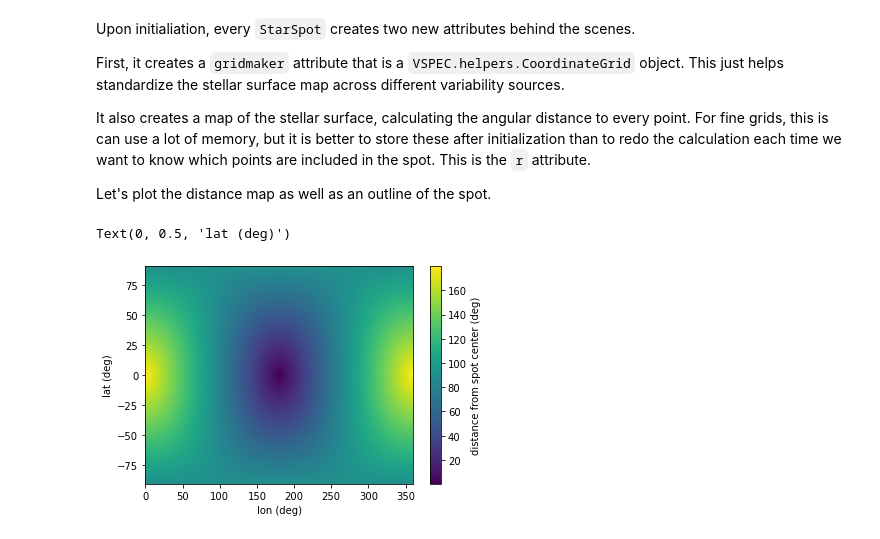
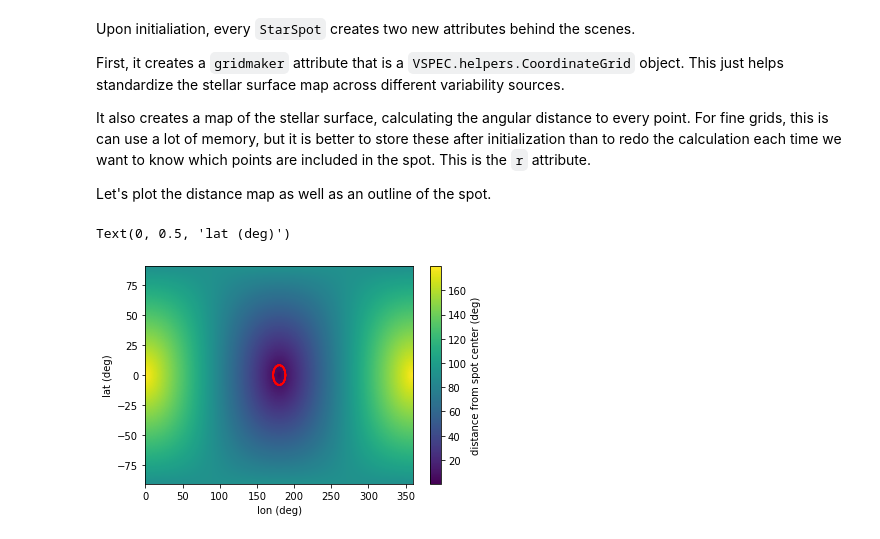
Before and after one commit to VSPEC-collab/VSPEC, a Jupyter notebook: docs/tutorials/spots/spots.ipynb, the cells around one changed output. Saved outputs shown, nothing was run; the diff lists cells and outputs as text; code cells hidden in the pictures.

```diff
--- a/docs/tutorials/spots/spots.ipynb
+++ b/docs/tutorials/spots/spots.ipynb
@@ -43,12 +43,12 @@ Let's plot the distance map as well as an outline of the spot.
 # %%
 lat,lon = spot.gridmaker.oned()
 plt.pcolormesh(lon.value,lat.value,VSPEC.helpers.to_float(spot.r,u.deg).T)
 plt.colorbar(label='distance from spot center (deg)')
 r_star = 0.14*u.R_sun
 rad = spot.angular_radius(r_star)
-plt.contour(lon.value,lat.value,spot.r.T < rad)
+plt.contour(lon.value,lat.value,spot.r.T < rad,colors='r')
 plt.xlabel('lon (deg)')
 plt.ylabel('lat (deg)')
 # %% [output]
 Text(0, 0.5, 'lat (deg)')
-[figure, old version]
+[figure, new version]
```
Also changed, not shown: parts of 2 cells of this notebook.
